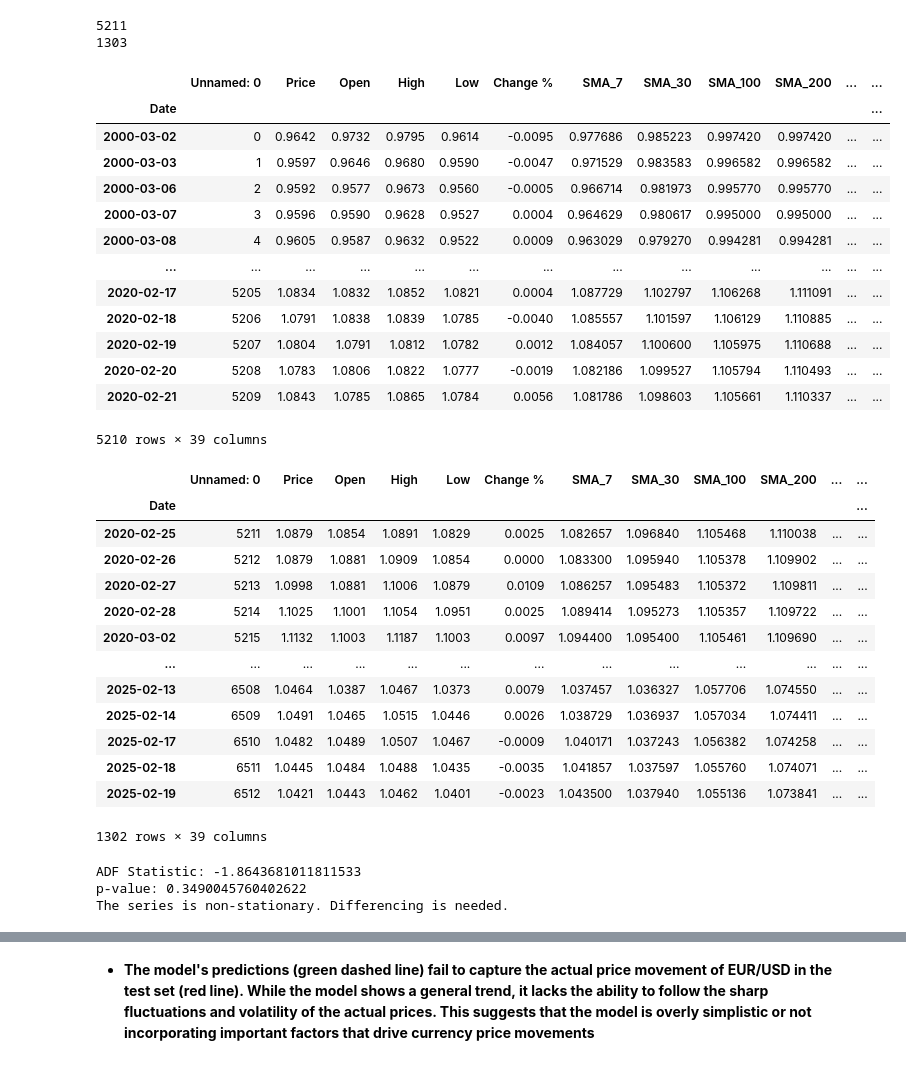
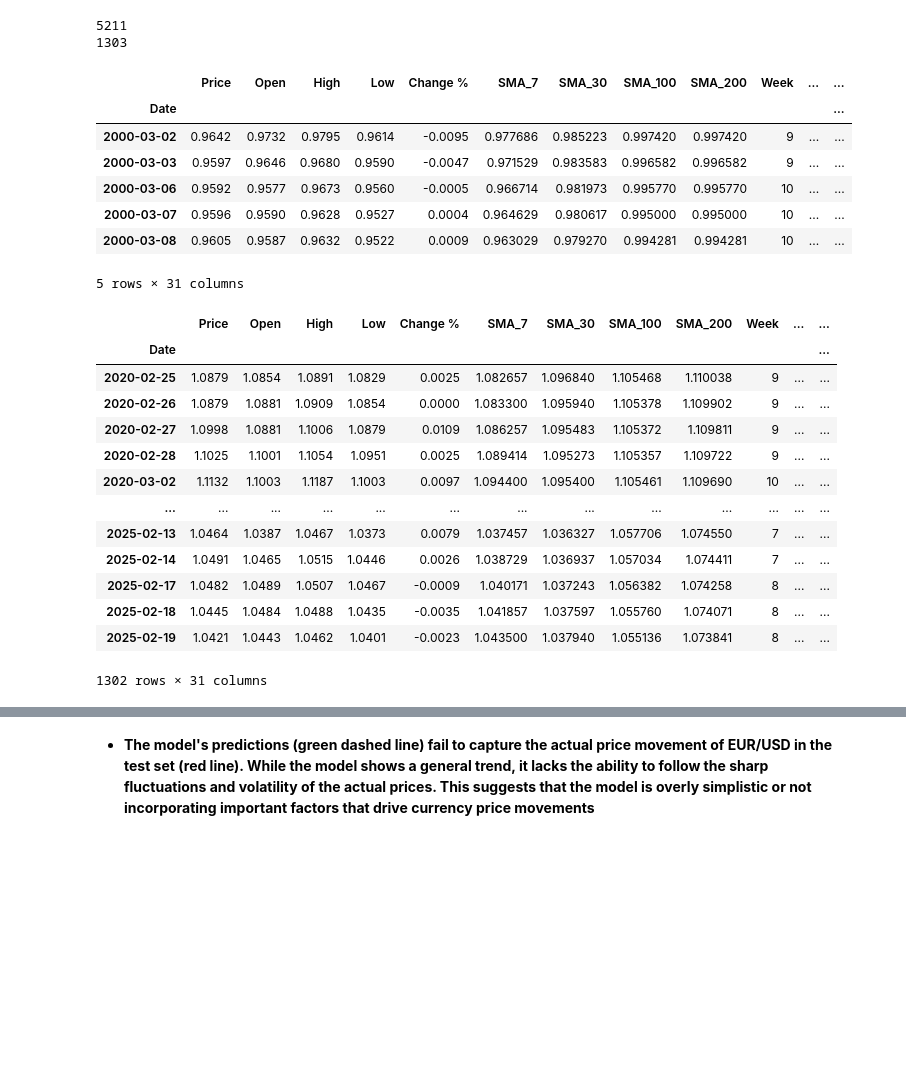
Before and after one commit to Saifansari-ai/eurousd_price_predictor, a Jupyter notebook: model-training.ipynb, the cells around one changed output, grey strips where cells are left out. Drawn from its saved outputs; the diff is of its cells as text; code cells hidden in the pictures; blank space fills up the shorter version.

Commit message:
Kaggle Notebook | model_training | randomforestregressor

```diff
--- a/model-training.ipynb
+++ b/model-training.ipynb
@@ -69,4 +55,0 @@ memory usage: 2.0+ MB
-# %%
-# romove unnamed column
-df.drop('Unnamed: 0', axis=1, inplace=True)
-df.head(-1)
@@ -226,36 +190,30 @@ print(len(test))
 5211
 1303
 # %%
-train.head(-1)
+train.head()
 # %% [output]
-|  | Unnamed: 0 | Price | Open | High | Low | Change % | SMA_7 | SMA_30 | SMA_100 | SMA_200 | ... | ... |
+|  | Price | Open | High | Low | Change % | SMA_7 | SMA_30 | SMA_100 | SMA_200 | Week | ... | ... |
 | Date |  |  |  |  |  |  |  |  |  |  |  | ... |
-| 2000-03-02 | 0 | 0.9642 | 0.9732 | 0.9795 | 0.9614 | -0.0095 | 0.977686 | 0.985223 | 0.997420 | 0.997420 | ... | ... |
-| 2000-03-03 | 1 | 0.9597 | 0.9646 | 0.9680 | 0.9590 | -0.0047 | 0.971529 | 0.983583 | 0.996582 | 0.996582 | ... | ... |
-| 2000-03-06 | 2 | 0.9592 | 0.9577 | 0.9673 | 0.9560 | -0.0005 | 0.966714 | 0.981973 | 0.995770 | 0.995770 | ... | ... |
-| 2000-03-07 | 3 | 0.9596 | 0.9590 | 0.9628 | 0.9527 | 0.0004 | 0.964629 | 0.980617 | 0.995000 | 0.995000 | ... | ... |
-| 2000-03-08 | 4 | 0.9605 | 0.9587 | 0.9632 | 0.9522 | 0.0009 | 0.963029 | 0.979270 | 0.994281 | 0.994281 | ... | ... |
-| ... | ... | ... | ... | ... | ... | ... | ... | ... | ... | ... | ... | ... |
-| 2020-02-17 | 5205 | 1.0834 | 1.0832 | 1.0852 | 1.0821 | 0.0004 | 1.087729 | 1.102797 | 1.106268 | 1.111091 | ... | ... |
-| 2020-02-18 | 5206 | 1.0791 | 1.0838 | 1.0839 | 1.0785 | -0.0040 | 1.085557 | 1.101597 | 1.106129 | 1.110885 | ... | ... |
-| 2020-02-19 | 5207 | 1.0804 | 1.0791 | 1.0812 | 1.0782 | 0.0012 | 1.084057 | 1.100600 | 1.105975 | 1.110688 | ... | ... |
-| 2020-02-20 | 5208 | 1.0783 | 1.0806 | 1.0822 | 1.0777 | -0.0019 | 1.082186 | 1.099527 | 1.105794 | 1.110493 | ... | ... |
-| 2020-02-21 | 5209 | 1.0843 | 1.0785 | 1.0865 | 1.0784 | 0.0056 | 1.081786 | 1.098603 | 1.105661 | 1.110337 | ... | ... |
+| 2000-03-02 | 0.9642 | 0.9732 | 0.9795 | 0.9614 | -0.0095 | 0.977686 | 0.985223 | 0.997420 | 0.997420 | 9 | ... | ... |
+| 2000-03-03 | 0.9597 | 0.9646 | 0.9680 | 0.9590 | -0.0047 | 0.971529 | 0.983583 | 0.996582 | 0.996582 | 9 | ... | ... |
+| 2000-03-06 | 0.9592 | 0.9577 | 0.9673 | 0.9560 | -0.0005 | 0.966714 | 0.981973 | 0.995770 | 0.995770 | 10 | ... | ... |
+| 2000-03-07 | 0.9596 | 0.9590 | 0.9628 | 0.9527 | 0.0004 | 0.964629 | 0.980617 | 0.995000 | 0.995000 | 10 | ... | ... |
+| 2000-03-08 | 0.9605 | 0.9587 | 0.9632 | 0.9522 | 0.0009 | 0.963029 | 0.979270 | 0.994281 | 0.994281 | 10 | ... | ... |
-5210 rows × 39 columns
+5 rows × 31 columns
 # %%
 test.head(-1)
 # %% [output]
-|  | Unnamed: 0 | Price | Open | High | Low | Change % | SMA_7 | SMA_30 | SMA_100 | SMA_200 | ... | ... |
+|  | Price | Open | High | Low | Change % | SMA_7 | SMA_30 | SMA_100 | SMA_200 | Week | ... | ... |
 | Date |  |  |  |  |  |  |  |  |  |  |  | ... |
-| 2020-02-25 | 5211 | 1.0879 | 1.0854 | 1.0891 | 1.0829 | 0.0025 | 1.082657 | 1.096840 | 1.105468 | 1.110038 | ... | ... |
-| 2020-02-26 | 5212 | 1.0879 | 1.0881 | 1.0909 | 1.0854 | 0.0000 | 1.083300 | 1.095940 | 1.105378 | 1.109902 | ... | ... |
-| 2020-02-27 | 5213 | 1.0998 | 1.0881 | 1.1006 | 1.0879 | 0.0109 | 1.086257 | 1.095483 | 1.105372 | 1.109811 | ... | ... |
-| 2020-02-28 | 5214 | 1.1025 | 1.1001 | 1.1054 | 1.0951 | 0.0025 | 1.089414 | 1.095273 | 1.105357 | 1.109722 | ... | ... |
-| 2020-03-02 | 5215 | 1.1132 | 1.1003 | 1.1187 | 1.1003 | 0.0097 | 1.094400 | 1.095400 | 1.105461 | 1.109690 | ... | ... |
+| 2020-02-25 | 1.0879 | 1.0854 | 1.0891 | 1.0829 | 0.0025 | 1.082657 | 1.096840 | 1.105468 | 1.110038 | 9 | ... | ... |
+| 2020-02-26 | 1.0879 | 1.0881 | 1.0909 | 1.0854 | 0.0000 | 1.083300 | 1.095940 | 1.105378 | 1.109902 | 9 | ... | ... |
+| 2020-02-27 | 1.0998 | 1.0881 | 1.1006 | 1.0879 | 0.0109 | 1.086257 | 1.095483 | 1.105372 | 1.109811 | 9 | ... | ... |
+| 2020-02-28 | 1.1025 | 1.1001 | 1.1054 | 1.0951 | 0.0025 | 1.089414 | 1.095273 | 1.105357 | 1.109722 | 9 | ... | ... |
+| 2020-03-02 | 1.1132 | 1.1003 | 1.1187 | 1.1003 | 0.0097 | 1.094400 | 1.095400 | 1.105461 | 1.109690 | 10 | ... | ... |
 | ... | ... | ... | ... | ... | ... | ... | ... | ... | ... | ... | ... | ... |
-| 2025-02-13 | 6508 | 1.0464 | 1.0387 | 1.0467 | 1.0373 | 0.0079 | 1.037457 | 1.036327 | 1.057706 | 1.074550 | ... | ... |
-| 2025-02-14 | 6509 | 1.0491 | 1.0465 | 1.0515 | 1.0446 | 0.0026 | 1.038729 | 1.036937 | 1.057034 | 1.074411 | ... | ... |
-| 2025-02-17 | 6510 | 1.0482 | 1.0489 | 1.0507 | 1.0467 | -0.0009 | 1.040171 | 1.037243 | 1.056382 | 1.074258 | ... | ... |
-| 2025-02-18 | 6511 | 1.0445 | 1.0484 | 1.0488 | 1.0435 | -0.0035 | 1.041857 | 1.037597 | 1.055760 | 1.074071 | ... | ... |
-| 2025-02-19 | 6512 | 1.0421 | 1.0443 | 1.0462 | 1.0401 | -0.0023 | 1.043500 | 1.037940 | 1.055136 | 1.073841 | ... | ... |
+| 2025-02-13 | 1.0464 | 1.0387 | 1.0467 | 1.0373 | 0.0079 | 1.037457 | 1.036327 | 1.057706 | 1.074550 | 7 | ... | ... |
+| 2025-02-14 | 1.0491 | 1.0465 | 1.0515 | 1.0446 | 0.0026 | 1.038729 | 1.036937 | 1.057034 | 1.074411 | 7 | ... | ... |
+| 2025-02-17 | 1.0482 | 1.0489 | 1.0507 | 1.0467 | -0.0009 | 1.040171 | 1.037243 | 1.056382 | 1.074258 | 8 | ... | ... |
+| 2025-02-18 | 1.0445 | 1.0484 | 1.0488 | 1.0435 | -0.0035 | 1.041857 | 1.037597 | 1.055760 | 1.074071 | 8 | ... | ... |
+| 2025-02-19 | 1.0421 | 1.0443 | 1.0462 | 1.0401 | -0.0023 | 1.043500 | 1.037940 | 1.055136 | 1.073841 | 8 | ... | ... |
-1302 rows × 39 columns
+1302 rows × 31 columns
@@ -275,10 +239,6 @@ def adf_test(series):
 
 #run test
 adf_test(train['Price'])
-# %% [output]
-ADF Statistic: -1.8643681011811533
-p-value: 0.3490045760402622
-The series is non-stationary. Differencing is needed.
 # %%
 # Drop NaN values
 train["Price_Diff"] = train["Price"].diff()
```
Also changed, not shown: parts of 50 cells of this notebook.
